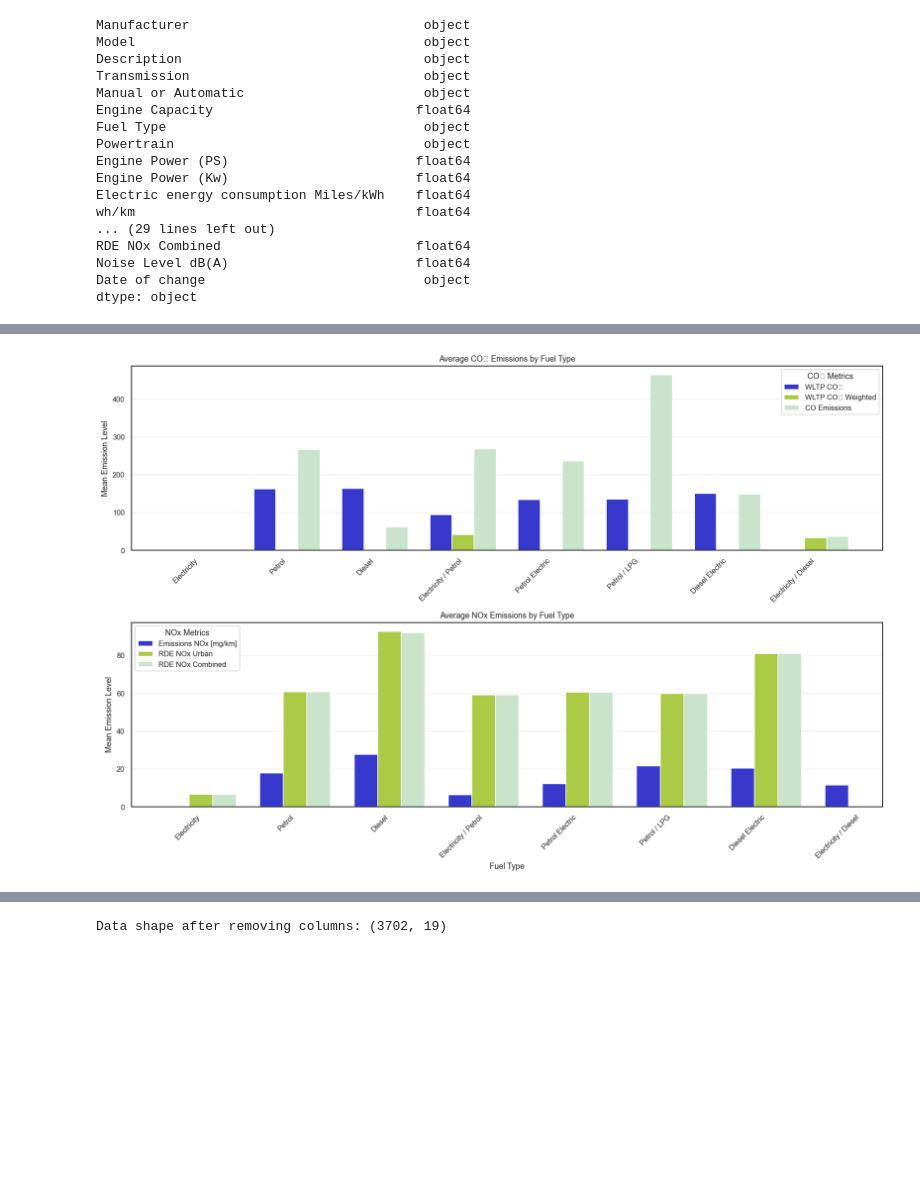
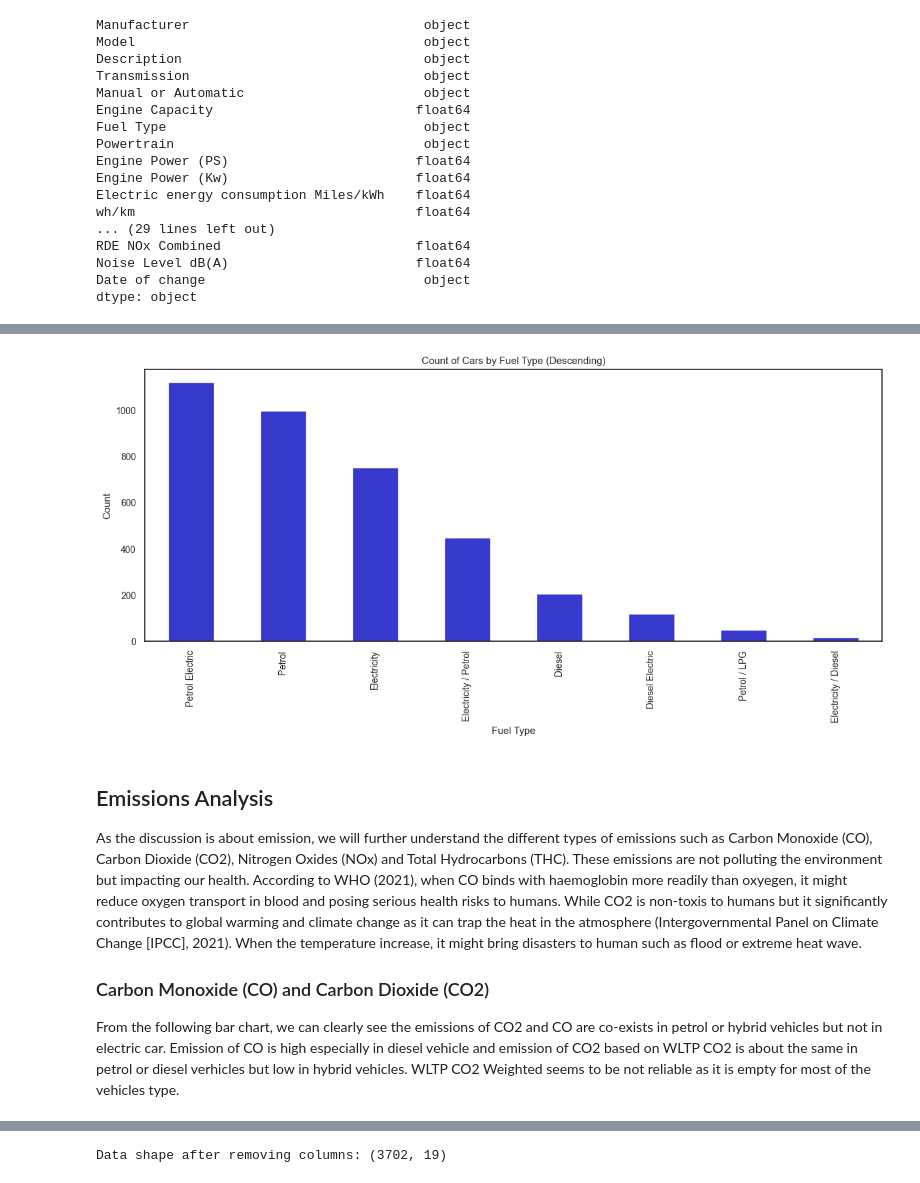
Before and after one commit to damian2551/Predictive-Modelling-of-Gas-Emissions-from-Cars, a Jupyter notebook: Assignment_2.ipynb, the cells around one changed output, grey strips where cells are left out. Cells and saved outputs as stored; diff of their text form; code cells hidden in the pictures; blank space fills up the shorter version.

```diff
--- a/Assignment_2.ipynb
+++ b/Assignment_2.ipynb
@@ -106,45 +91,19 @@ Number of categories: 8
-# %%
-# Set up for CO2 Average Emission from each metric
-metrics_CO2 = ["WLTP CO2", "WLTP CO2 Weighted", "Emissions CO [mg/km]"]
-CO2_emission_means = data.groupby("Fuel Type")[metrics_CO2].mean().reindex(fuel_type_categories)
-
-# Set up for NOx Average Emission from each metric
-metrics_NOx = ["Emissions NOx [mg/km]", "RDE NOx Urban", "RDE NOx Combined"]
-NOx_emission_means = data.groupby("Fuel Type")[metrics_NOx].mean().reindex(fuel_type_categories)
-
-# set up for visualisation
-x = np.arange(len(CO2_emission_means.index))  # positions for each fuel type
-width = 0.25  # width of each bar
-fig, axs = plt.subplots(2,1, figsize=(15,10), dpi=120)
-
-# Visualise CO2 Emisison on the top
-axs[0].bar(x - width, CO2_emission_means["WLTP CO2"], width, label="WLTP CO₂", color="#3639CC")
-axs[0].bar(x, CO2_emission_means["WLTP CO2 Weighted"], width, label="WLTP CO₂ Weighted", color="#ABCA45")
-axs[0].bar(x + width, CO2_emission_means["Emissions CO [mg/km]"], width, label="CO Emissions", color="#C9E4CA")
-
-axs[0].set_title("Average CO₂ Emissions by Fuel Type")
-axs[0].set_xlabel("")  # top plot usually omits x-label
-axs[0].set_ylabel("Mean Emission Level")
-axs[0].set_xticks(x)
-axs[0].set_xticklabels(CO2_emission_means.index, rotation=45, ha="right")
-axs[0].legend(title="CO₂ Metrics")
-axs[0].grid(axis="y", alpha=0.3)
-
-# Visualise NOx Emisison in the bottom
-axs[1].bar(x - width, NOx_emission_means["Emissions NOx [mg/km]"], width, label="Emissions NOx [mg/km]", color="#3639CC")
-axs[1].bar(x, NOx_emission_means["RDE NOx Urban"], width, label="RDE NOx Urban", color="#ABCA45")
-axs[1].bar(x + width, NOx_emission_means["RDE NOx Combined"], width, label="RDE NOx Combined", color="#C9E4CA")
-
-axs[1].set_title("Average NOx Emissions by Fuel Type")
-axs[1].set_xlabel("Fuel Type")
-axs[1].set_ylabel("Mean Emission Level")
-axs[1].set_xticks(x)
-axs[1].set_xticklabels(NOx_emission_means.index, rotation=45, ha="right")
-axs[1].legend(title="NOx Metrics")
-axs[1].grid(axis="y", alpha=0.3)
-
-# show
-fig.tight_layout()
-plt.show()
-# %% [output]
-[figure, removed]
+# %%
+# Plot the categorical data from fuel  type column
+fuel_type_counts = data["Fuel Type"].value_counts().reindex(fuel_type_categories, fill_value=0)
+sorted_counts = fuel_type_counts.sort_values(ascending=False)
+plt.figure(figsize=(12, 6))
+sorted_counts.plot(kind="bar", color="#3639CC")
+plt.title("Count of Cars by Fuel Type (Descending)")
+plt.ylabel("Count")
+plt.xlabel("Fuel Type")
+plt.tight_layout()
+plt.show()
+# %% [output]
+[figure, added]
+# %% [markdown]
+## Emissions Analysis
+As the discussion is about emission, we will further understand the different types of emissions such as Carbon Monoxide (CO), Carbon Dioxide (CO2), Nitrogen Oxides (NOx) and Total Hydrocarbons (THC). These emissions are not polluting the environment but impacting our health. According to WHO (2021), when CO binds with haemoglobin more readily than oxyegen, it might reduce oxygen transport in blood and posing serious health risks to humans. While CO2 is non-toxis to humans but it significantly contributes to global warming and climate change as it can trap the heat in the atmosphere (Intergovernmental Panel on Climate Change [IPCC], 2021). When the temperature increase, it might bring disasters to human such as flood or extreme heat wave.
+
+### Carbon Monoxide (CO) and Carbon Dioxide (CO2)
+From the following bar chart, we can clearly see the emissions of CO2 and CO are co-exists in petrol or hybrid vehicles but not in electric car. Emission of CO is high especially in diesel vehicle and emission of CO2 based on WLTP CO2 is about the same in petrol or diesel verhicles but low in hybrid vehicles. WLTP CO2 Weighted seems to be not reliable as it is empty for most of the vehicles type.
```
Also changed, not shown: parts of 36 cells of this notebook, 4 other files.
